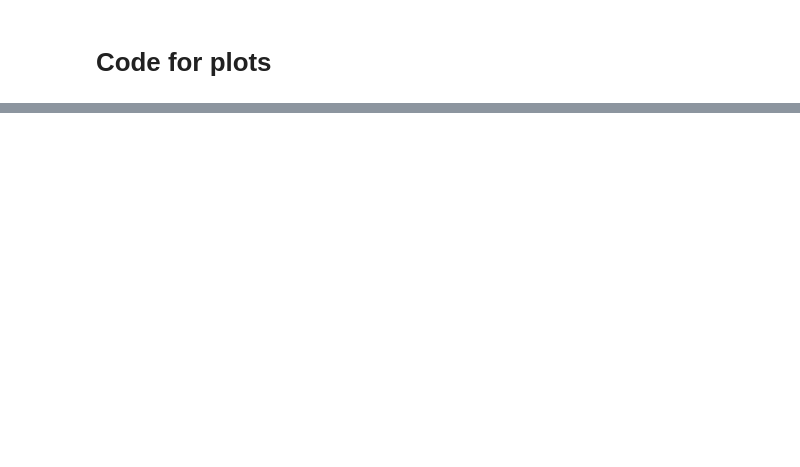
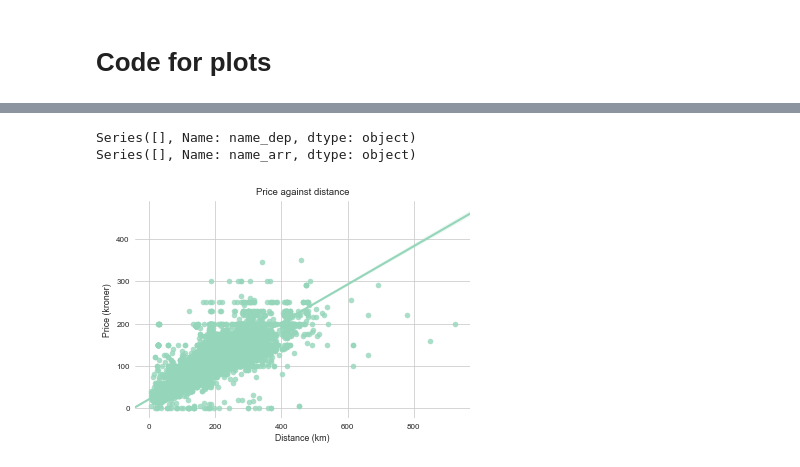
Before and after one commit to VictoriaHundevad/Social-Data-Science-Group-8, a Jupyter notebook: Plot code.ipynb, the cells around one changed output, grey strips where cells are left out. Cells and saved outputs as stored; diff of their text form; code cells hidden in the pictures; blank space fills up the shorter version.

```diff
--- a/Plot code.ipynb
+++ b/Plot code.ipynb
@@ -136,0 +62,24 @@ fig.saveplot('geoplot_departures')
+# %%
+outlier = df['distance_KM'] > 1500000
+print(df[outlier]['name_dep'])
+print(df[outlier]['name_arr'])
+
+#drop outliers
+df = df.drop(df[outlier == True].index)
+# %% [output]
+Series([], Name: name_dep, dtype: object)
+Series([], Name: name_arr, dtype: object)
+# %%
+#scatterplot uden outliers
+fig_no_outlier = sns.regplot(x=df['distance_KM'], y=df['price_DKK'], scatter=True, fit_reg=True, order=1, color='#95d6bb')
+sns.set_style('whitegrid')
+sns.despine(left=True, top=True, right=True, bottom=True)
+sns.set_context('paper')
+plt.xlabel('Distance (km)')
+plt.ylabel('Price (kroner)')
+plt.title('Price against distance')
+plt.show()
+fig = fig_no_outlier.get_figure()
+fig.savefig("scatterplot_no_outliers.png")
+# %% [output]
+[figure, added]
```
Also changed, not shown: parts of 54 cells of this notebook.
